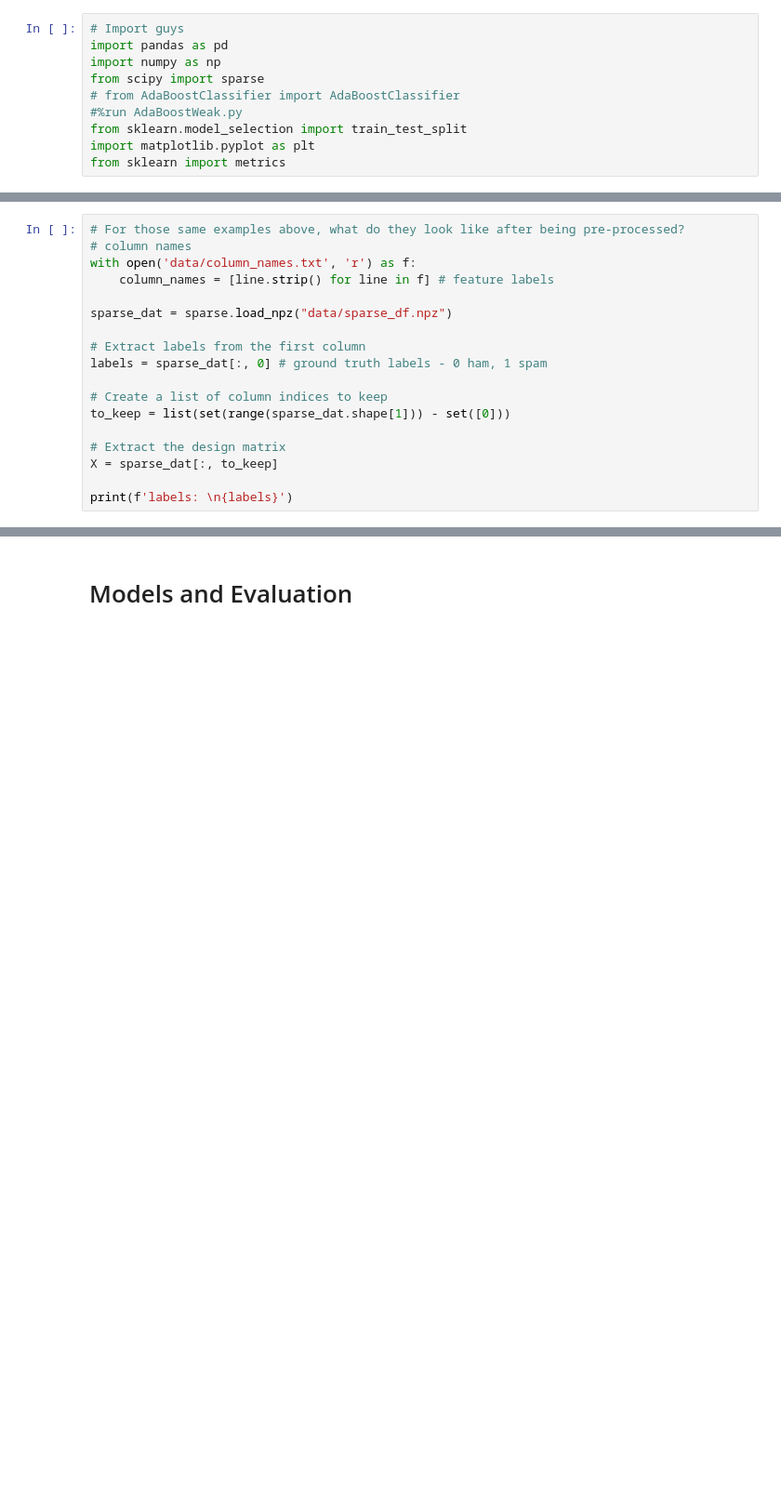
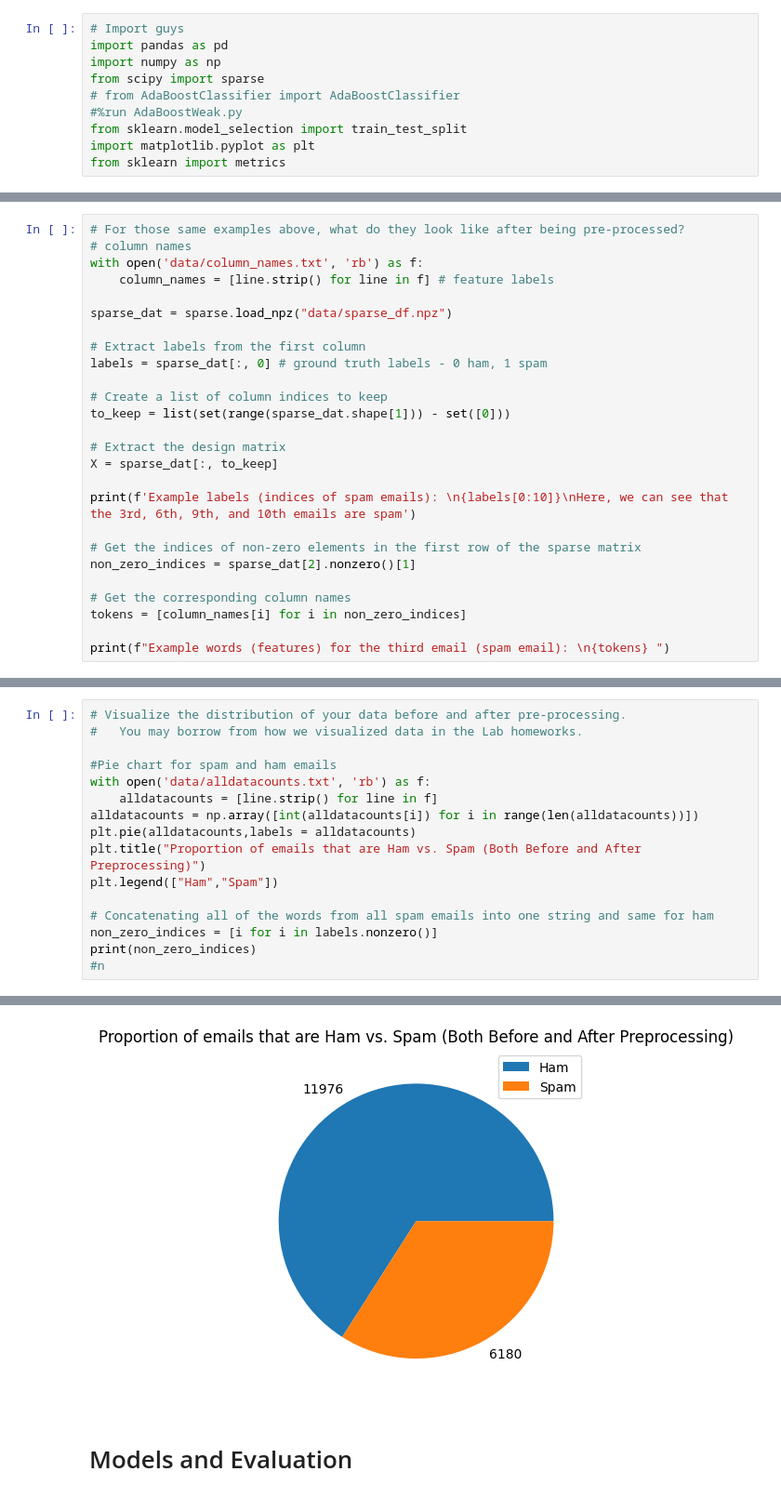
Before and after one commit to JonathanYe3/ML_duh_guyz, a Jupyter notebook: Final_Project_Submission_Template.ipynb, the cells around one changed output, grey strips where cells are left out. Shown at 93% size. Drawn from its saved outputs; the diff is of its cells as text; blank space fills up the shorter version.

```diff
--- a/Final_Project_Submission_Template.ipynb
+++ b/Final_Project_Submission_Template.ipynb
@@ -123,7 +114,7 @@ A. The features are entirely categorical. Because of this, we need not distingui
 # %%
 # For those same examples above, what do they look like after being pre-processed?
 # column names
-with open('data/column_names.txt', 'r') as f:
+with open('data/column_names.txt', 'rb') as f:
     column_names = [line.strip() for line in f] # feature labels
 
 sparse_dat = sparse.load_npz("data/sparse_df.npz")
@@ -137,4 +128,12 @@ to_keep = list(set(range(sparse_dat.shape[1])) - set([0]))
 # Extract the design matrix
 X = sparse_dat[:, to_keep]
 
-print(f'labels: \n{labels}')
+print(f'Example labels (indices of spam emails): \n{labels[0:10]}\nHere, we can see that the 3rd, 6th, 9th, and 10th emails are spam')
+
+# Get the indices of non-zero elements in the first row of the sparse matrix
+non_zero_indices = sparse_dat[2].nonzero()[1]
+
+# Get the corresponding column names
+tokens = [column_names[i] for i in non_zero_indices]
+
+print(f"Example words (features) for the third email (spam email): \n{tokens} ")
@@ -163,0 +140,17 @@ labels:
+# %%
+# Visualize the distribution of your data before and after pre-processing.
+#   You may borrow from how we visualized data in the Lab homeworks.
+
+#Pie chart for spam and ham emails
+with open('data/alldatacounts.txt', 'rb') as f:
+    alldatacounts = [line.strip() for line in f]
+alldatacounts = np.array([int(alldatacounts[i]) for i in range(len(alldatacounts))])
+plt.pie(alldatacounts,labels = alldatacounts)
+plt.title("Proportion of emails that are Ham vs. Spam (Both Before and After Preprocessing)")
+plt.legend(["Ham","Spam"])
+
+# Concatenating all of the words from all spam emails into one string and same for ham
+non_zero_indices = [i for i in labels.nonzero()]
+print(non_zero_indices)
+#n
+# %% [output]
@@ -164,3 +158,4 @@ labels:
+[figure, added]
 # %% [markdown]
 # Models and Evaluation
 # %% [markdown]
```
Also changed, not shown: parts of 18 cells of this notebook, 5 other files.
